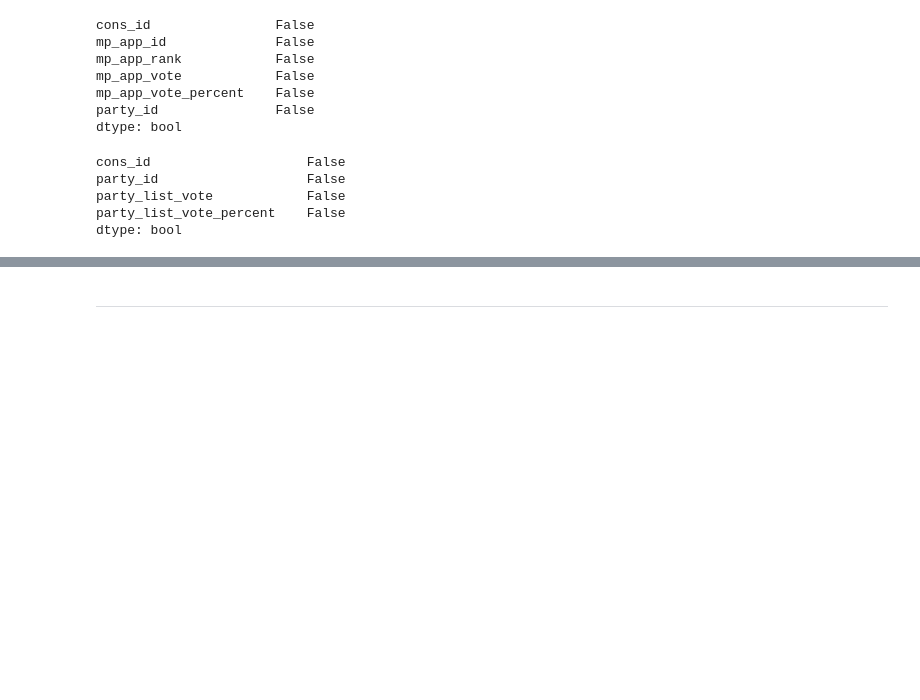
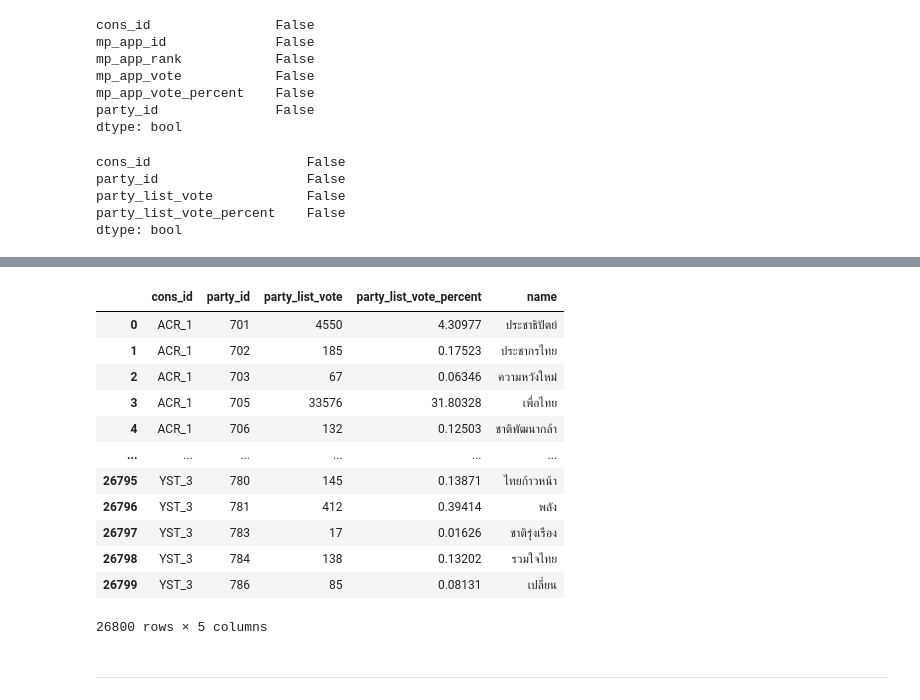
Before and after one commit to sitthatkaja/DPDM2023, a Jupyter notebook: midterm_dpdm2023.ipynb, the cells around one changed output, grey strips where cells are left out. Saved outputs shown, nothing was run; the diff lists cells and outputs as text; code cells hidden in the pictures; blank space fills up the shorter version.

```diff
--- a/midterm_dpdm2023.ipynb
+++ b/midterm_dpdm2023.ipynb
@@ -94,2 +177,19 @@ dtype: bool
+# %%
+table_party['name'] = table_party['party_id'].map(new_name.set_index('id')['name'])
+table_party
+# %% [output]
+|  | cons_id | party_id | party_list_vote | party_list_vote_percent | name |
+| 0 | ACR_1 | 701 | 4550 | 4.30977 | ประชาธิปัตย์ |
+| 1 | ACR_1 | 702 | 185 | 0.17523 | ประชากรไทย |
+| 2 | ACR_1 | 703 | 67 | 0.06346 | ความหวังใหม่ |
+| 3 | ACR_1 | 705 | 33576 | 31.80328 | เพื่อไทย |
+| 4 | ACR_1 | 706 | 132 | 0.12503 | ชาติพัฒนากล้า |
+| ... | ... | ... | ... | ... | ... |
+| 26795 | YST_3 | 780 | 145 | 0.13871 | ไทยก้าวหน้า |
+| 26796 | YST_3 | 781 | 412 | 0.39414 | พลัง |
+| 26797 | YST_3 | 783 | 17 | 0.01626 | ชาติรุ่งเรือง |
+| 26798 | YST_3 | 784 | 138 | 0.13202 | รวมใจไทย |
+| 26799 | YST_3 | 786 | 85 | 0.08131 | เปลี่ยน |
+26800 rows × 5 columns
 # %% [markdown]
 ***
```
Also changed, not shown: parts of 36 cells of this notebook.
